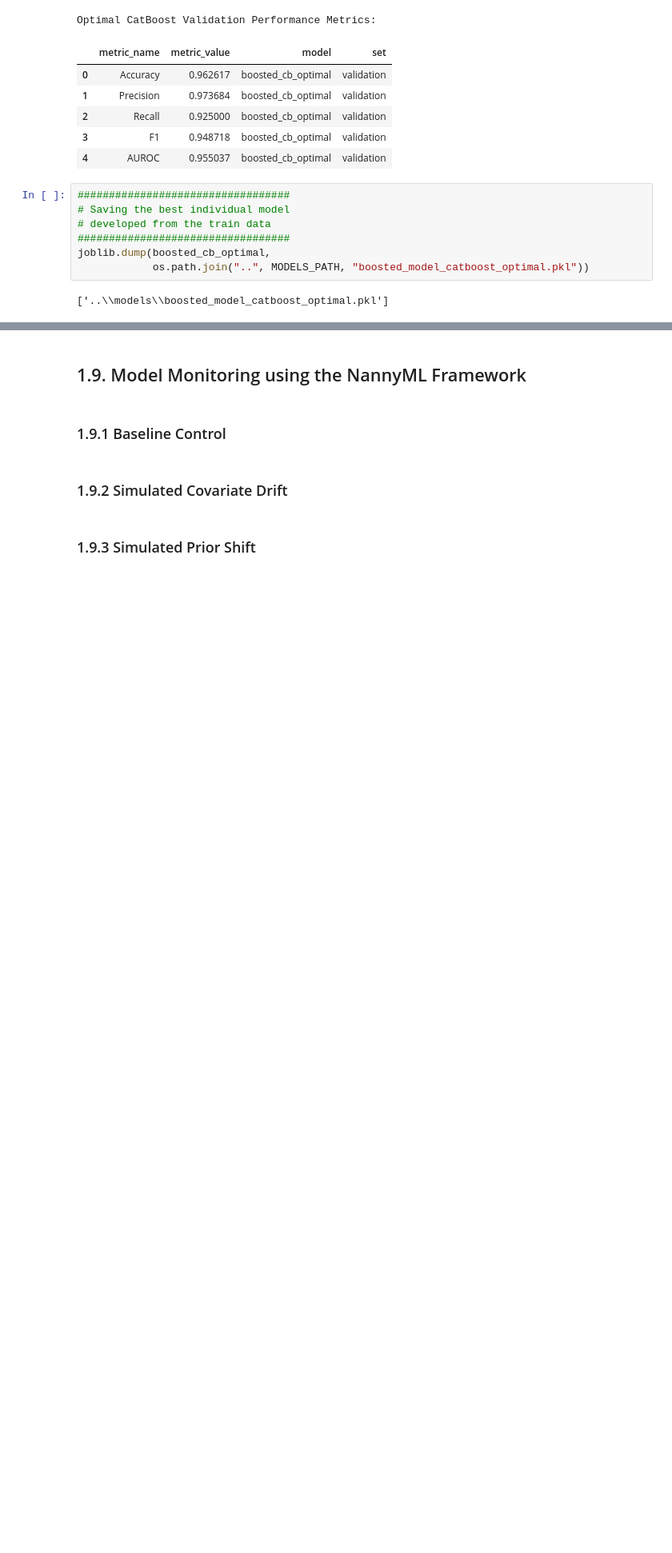
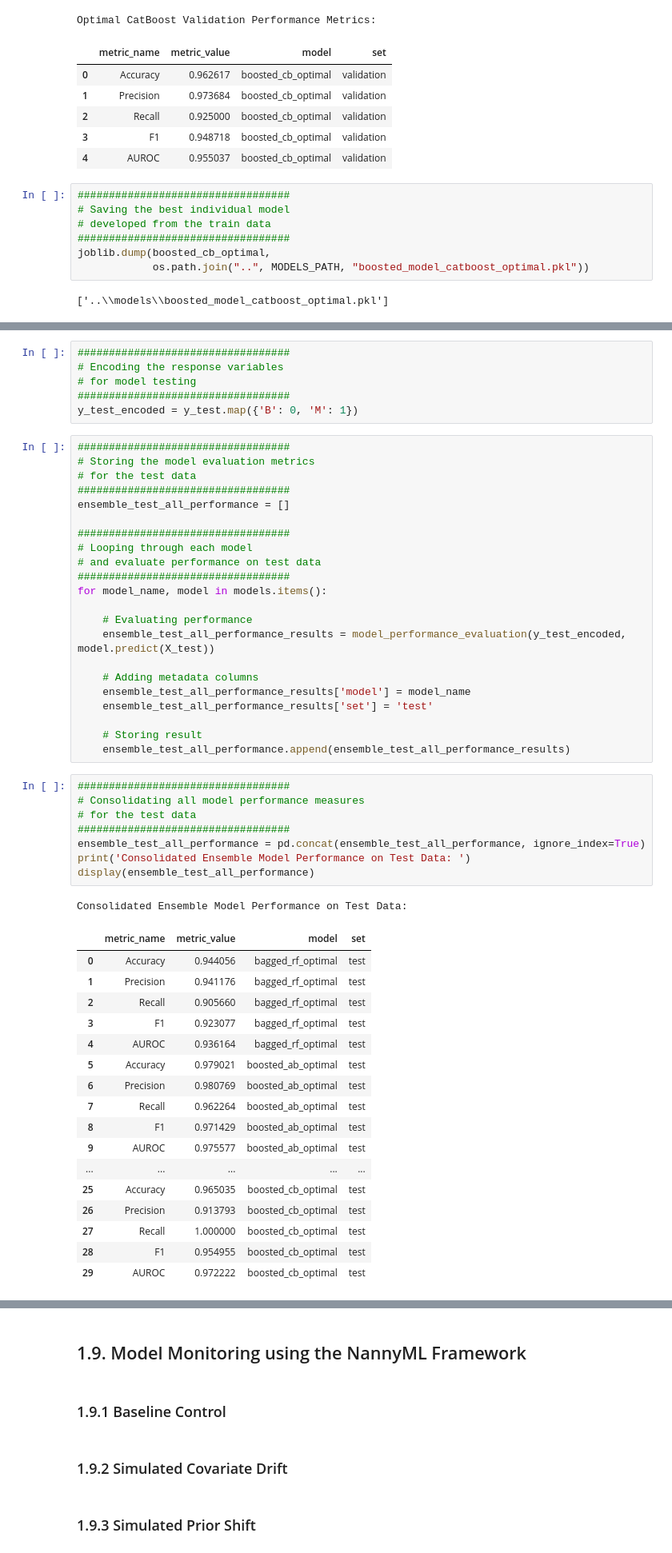
Before and after one commit to JohnPaulinePineda/Portfolio_Project_63, a Jupyter notebook: codes/DetectingAndAnalyzingMachineLearningModelDriftUsingOpenSourceMonitoringTools.ipynb, the cells around one changed output, grey strips where cells are left out. Shown at 80% size. Cells and saved outputs as stored; diff of their text form; blank space fills up the shorter version.

```diff
--- a/codes/DetectingAndAnalyzingMachineLearningModelDriftUsingOpenSourceMonitoringTools.ipynb
+++ b/codes/DetectingAndAnalyzingMachineLearningModelDriftUsingOpenSourceMonitoringTools.ipynb
@@ -3472,0 +3617,55 @@ joblib.dump(boosted_cb_optimal,
+# %%
+##################################
+# Encoding the response variables
+# for model testing
+##################################
+y_test_encoded = y_test.map({'B': 0, 'M': 1})
+# %%
+##################################
+# Storing the model evaluation metrics
+# for the test data
+##################################
+ensemble_test_all_performance = []
+
+##################################
+# Looping through each model
+# and evaluate performance on test data
+##################################
+for model_name, model in models.items():
+
+    # Evaluating performance
+    ensemble_test_all_performance_results = model_performance_evaluation(y_test_encoded, model.predict(X_test))
+
+    # Adding metadata columns
+    ensemble_test_all_performance_results['model'] = model_name
+    ensemble_test_all_performance_results['set'] = 'test'
+
+    # Storing result
+    ensemble_test_all_performance.append(ensemble_test_all_performance_results)
+# %%
+##################################
+# Consolidating all model performance measures
+# for the test data
+##################################
+ensemble_test_all_performance = pd.concat(ensemble_test_all_performance, ignore_index=True)
+print('Consolidated Ensemble Model Performance on Test Data: ')
+display(ensemble_test_all_performance)
+# %% [output]
+Consolidated Ensemble Model Performance on Test Data:
+|  | metric_name | metric_value | model | set |
+| 0 | Accuracy | 0.944056 | bagged_rf_optimal | test |
+| 1 | Precision | 0.941176 | bagged_rf_optimal | test |
+| 2 | Recall | 0.905660 | bagged_rf_optimal | test |
+| 3 | F1 | 0.923077 | bagged_rf_optimal | test |
+| 4 | AUROC | 0.936164 | bagged_rf_optimal | test |
+| 5 | Accuracy | 0.979021 | boosted_ab_optimal | test |
+| 6 | Precision | 0.980769 | boosted_ab_optimal | test |
+| 7 | Recall | 0.962264 | boosted_ab_optimal | test |
+| 8 | F1 | 0.971429 | boosted_ab_optimal | test |
+| 9 | AUROC | 0.975577 | boosted_ab_optimal | test |
+| ... | ... | ... | ... | ... |
+| 25 | Accuracy | 0.965035 | boosted_cb_optimal | test |
+| 26 | Precision | 0.913793 | boosted_cb_optimal | test |
+| 27 | Recall | 1.000000 | boosted_cb_optimal | test |
+| 28 | F1 | 0.954955 | boosted_cb_optimal | test |
+| 29 | AUROC | 0.972222 | boosted_cb_optimal | test |
```
Also changed, not shown: parts of 19 cells of this notebook, 2 other files.
